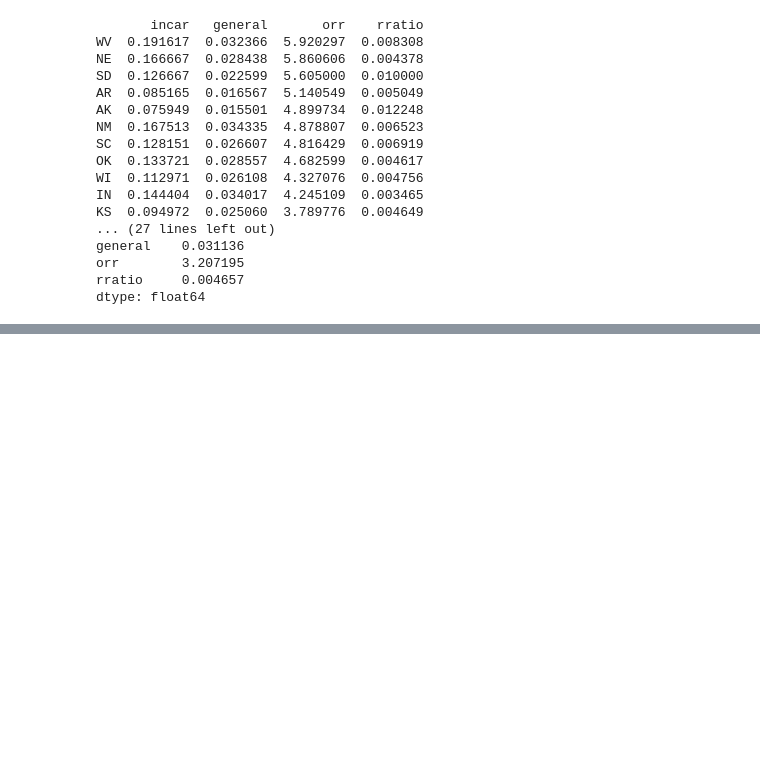
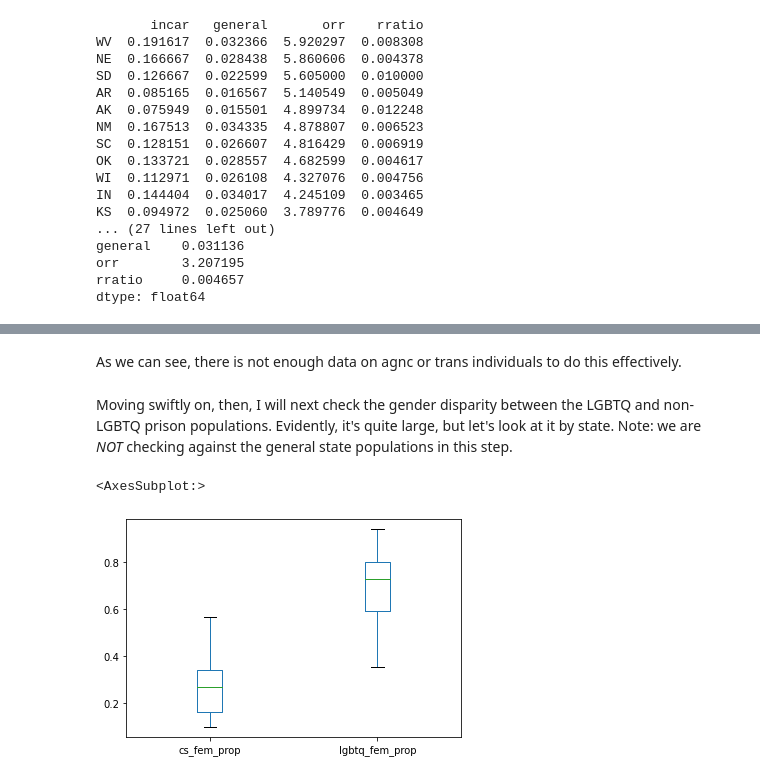
Before and after one commit to hjake123/pharis-2021, a Jupyter notebook: Data/process_notebook.ipynb, the cells around one changed output, grey strips where cells are left out. Cells and saved outputs as stored; diff of their text form; code cells hidden in the pictures; blank space fills up the shorter version.

```diff
--- a/Data/process_notebook.ipynb
+++ b/Data/process_notebook.ipynb
@@ -234,0 +305,21 @@ dtype: float64
+# %%
+''' Read in transgender proportion estimates from each state. '''
+
+state_trans = pandas.read_csv("pop_counts/transgender_by_state.csv")
+# %%
+agnc_bs = cut_by_state(agnc_data)
+trans_bs = cut_by_state(trans_data)
+
+at_vars_bs = {}
+
+for state in list_state_codes:
+    a = len(agnc_bs[state])
+    t = len(trans_bs[state])
+    T = float(state_trans.query(f'State == "{state}"')['Proportion']) # This is a falsely named column: it's actually proportion, not percentage.
+    I = int(state_incs.query(f'State == "{state}"')['Incarcerated'])
+    N = len(dataset.query(f'V0772 == "{state}"'))
+
+    if a > 3:
+        at_vars_bs[f'{state}'] = [(a/N), T, ((a/N) / T), ((t/N) / T), (N/I)]
+
+agnc_rep_plot_frame = pandas.DataFrame.from_dict(at_vars_bs, orient='index', columns = ['incar', 'general', 'aorr', 'torr', 'rratio'])
@@ -234,0 +336,21 @@ dtype: float64
+# %% [markdown]
+As we can see, there is not enough data on agnc or trans individuals to do this effectively.
+# %% [markdown]
+Moving swiftly on, then, I will next check the gender disparity between the LGBTQ and non-LGBTQ prison populations. Evidently, it's quite large, but let's look at it by state. Note: we are *NOT* checking against the general state populations in this step.
+# %%
+cs_bs = cut_by_state(cs_data)
+# %%
+gd_vars_bs = {}
+
+for state in list_state_codes:
+    csf = len(cs_bs[state].query("V1212 == '2'")) / len(cs_bs[state])
+    qf = len(lgbtq_bs[state].query('V1212 == "2"')) / len(lgbtq_bs[state])
+    gd_vars_bs[state] = [csf, qf]
+
+gd_plot_frame = pandas.DataFrame.from_dict(gd_vars_bs, orient='index', columns = ['cs_fem_prop', 'lgbtq_fem_prop'])
+# %%
+''' Across the board, more of the LGBTQ prison population is female than the cis straight prison population. '''
+gd_plot_frame.plot.box()
+# %% [output]
+<AxesSubplot:>
+[figure, added]
```
Also changed, not shown: parts of 37 cells of this notebook, 4 other files.
